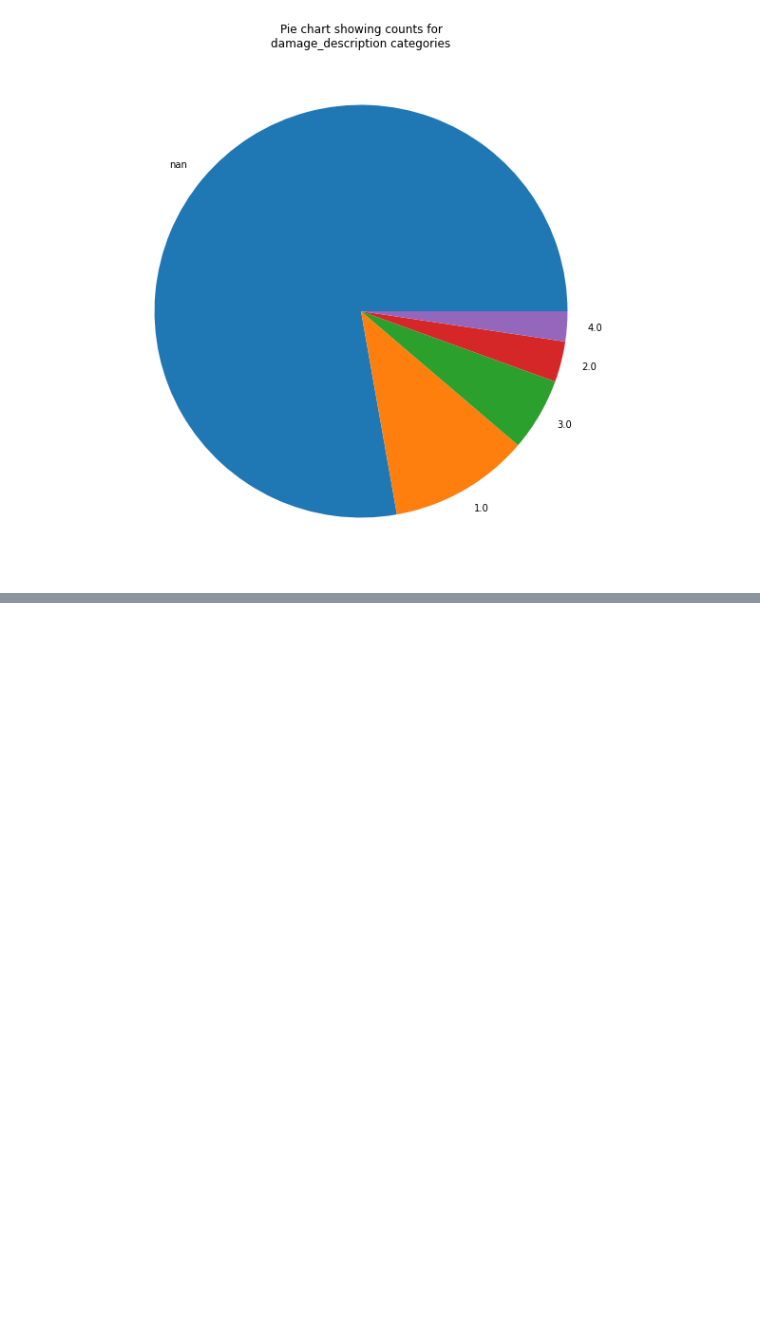
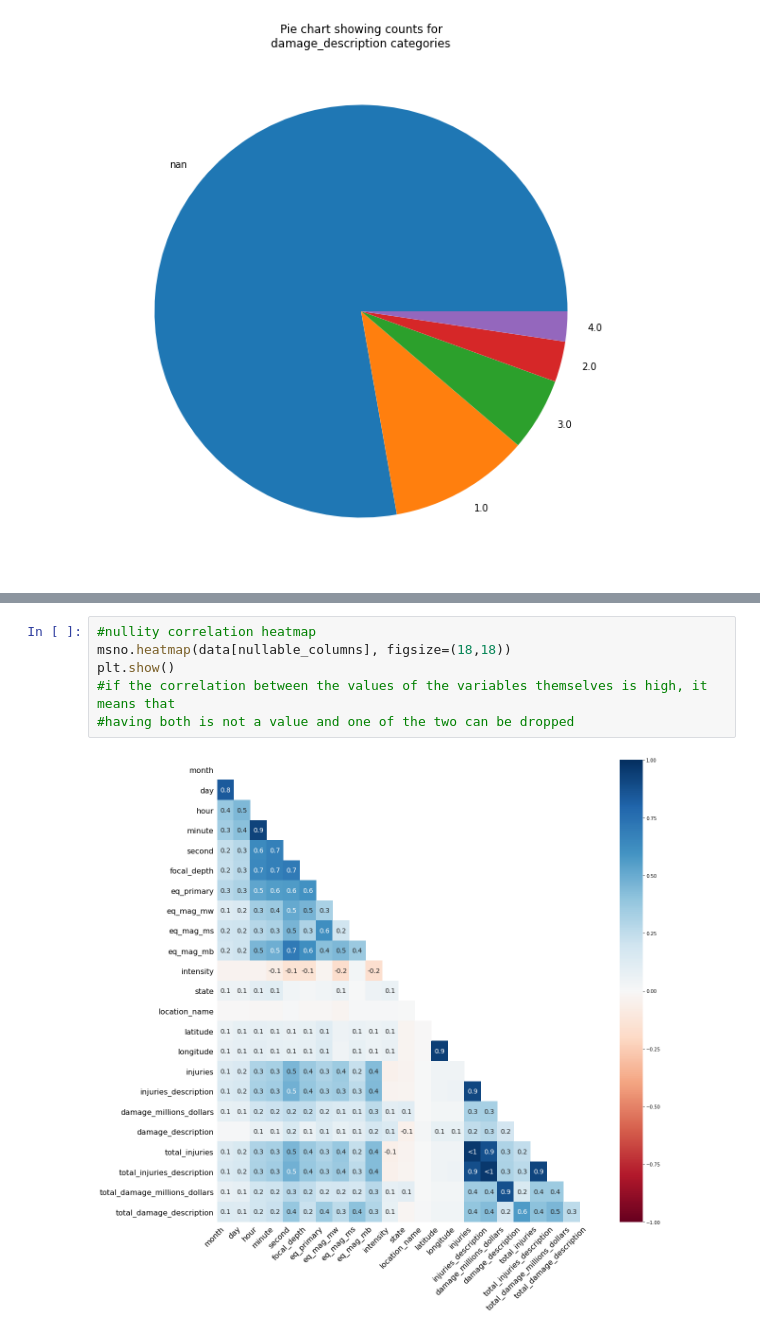
Before and after one commit to tamires-data/2019-CS109B, a Jupyter notebook: Earthquake.ipynb, the cells around one changed output, grey strips where cells are left out. Saved outputs shown, nothing was run; the diff lists cells and outputs as text; blank space fills up the shorter version.

```diff
--- a/Earthquake.ipynb
+++ b/Earthquake.ipynb
@@ -233,0 +275,8 @@ plt.show()
+# %%
+#nullity correlation heatmap
+msno.heatmap(data[nullable_columns], figsize=(18,18))
+plt.show()
+#if the correlation between the values of the variables themselves is high, it means that
+#having both is not a value and one of the two can be dropped
+# %% [output]
+[figure, added]
```
Also changed, not shown: parts of 7 cells of this notebook.
